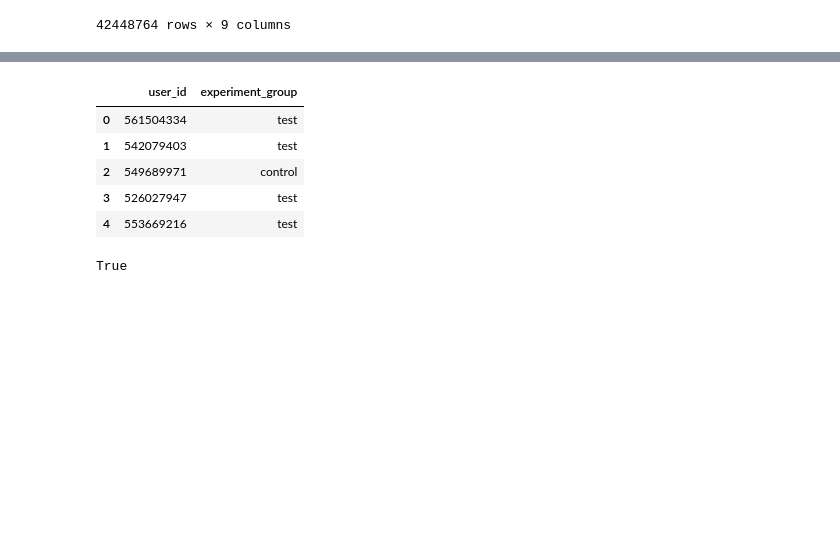
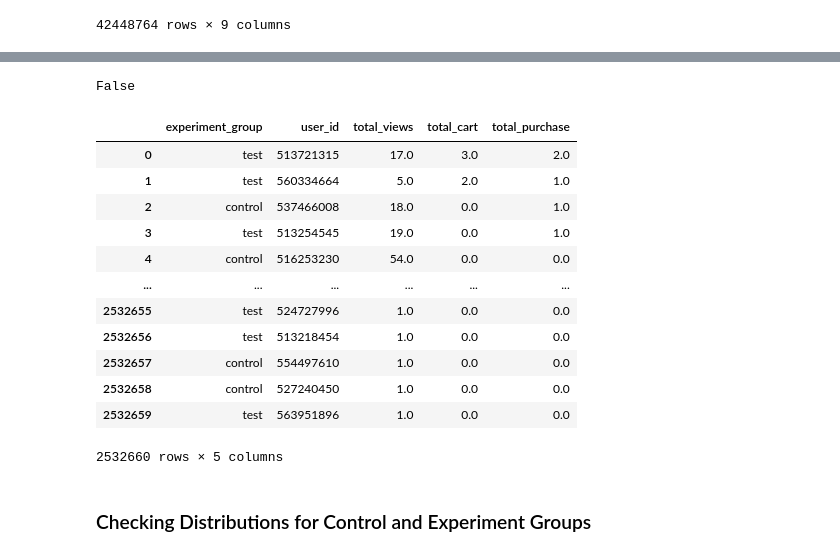
Before and after one commit to mindyng/2024-Business-Projects, a Jupyter notebook: practical-a-b-testing.ipynb, the cells around one changed output, grey strips where cells are left out. Cells and saved outputs as stored; diff of their text form; code cells hidden in the pictures; blank space fills up the shorter version.

```diff
--- a/practical-a-b-testing.ipynb
+++ b/practical-a-b-testing.ipynb
@@ -181,12 +253,3 @@ duckdb.query(query).df()
-# %%
-users.head()
-# %% [output]
-|  | user_id | experiment_group |
-| 0 | 561504334 | test |
-| 1 | 542079403 | test |
-| 2 | 549689971 | control |
-| 3 | 526027947 | test |
-| 4 | 553669216 | test |
 # %%
 # join users table to event table
 query = """
@@ -197,6 +260,33 @@ on u.user_id = scb.user_id
 """
 
 df = duckdb.query(query).df()
-len(df) == len(cb_sample)
+len(df) == len(cb_sample)-1
 # %% [output]
-True
+False
+# %%
+query = """
+select experiment_group
+, user_id
+, sum(case when event_type='view' then 1 else 0 end) as total_views
+, sum(case when event_type='cart'then 1 else 0 end) as total_cart
+, sum(case when event_type='purchase'then 1 else 0 end) as total_purchase
+from df
+group by 1,2
+"""
+
+events_agg = duckdb.query(query).df()
+events_agg
+# %% [output]
+|  | experiment_group | user_id | total_views | total_cart | total_purchase |
+| 0 | test | 513721315 | 17.0 | 3.0 | 2.0 |
+| 1 | test | 560334664 | 5.0 | 2.0 | 1.0 |
+| 2 | control | 537466008 | 18.0 | 0.0 | 1.0 |
+| 3 | test | 513254545 | 19.0 | 0.0 | 1.0 |
+| 4 | control | 516253230 | 54.0 | 0.0 | 0.0 |
+| ... | ... | ... | ... | ... | ... |
+| 2532655 | test | 524727996 | 1.0 | 0.0 | 0.0 |
+| 2532656 | test | 513218454 | 1.0 | 0.0 | 0.0 |
+| 2532657 | control | 554497610 | 1.0 | 0.0 | 0.0 |
+| 2532658 | control | 527240450 | 1.0 | 0.0 | 0.0 |
+| 2532659 | test | 563951896 | 1.0 | 0.0 | 0.0 |
+2532660 rows × 5 columns
@@ -202,0 +310,2 @@ True
+# %% [markdown]
+### Checking Distributions for Control and Experiment Groups
```
Also changed, not shown: parts of 30 cells of this notebook.
